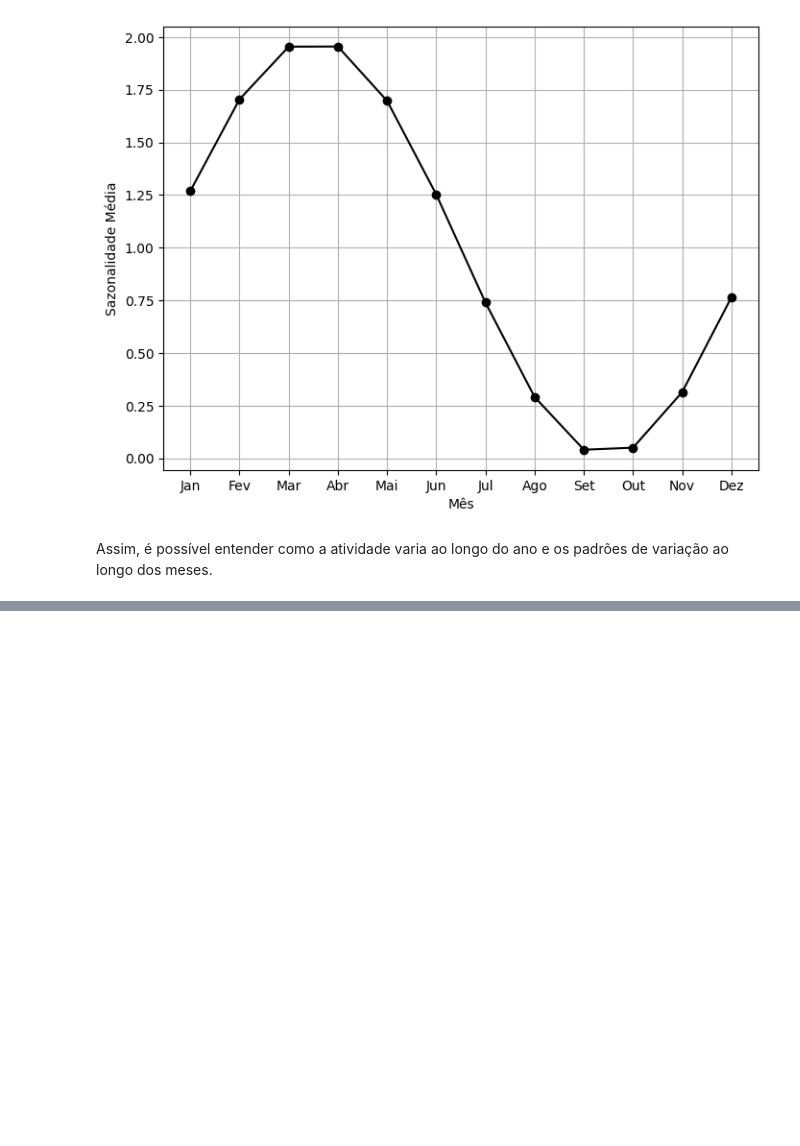
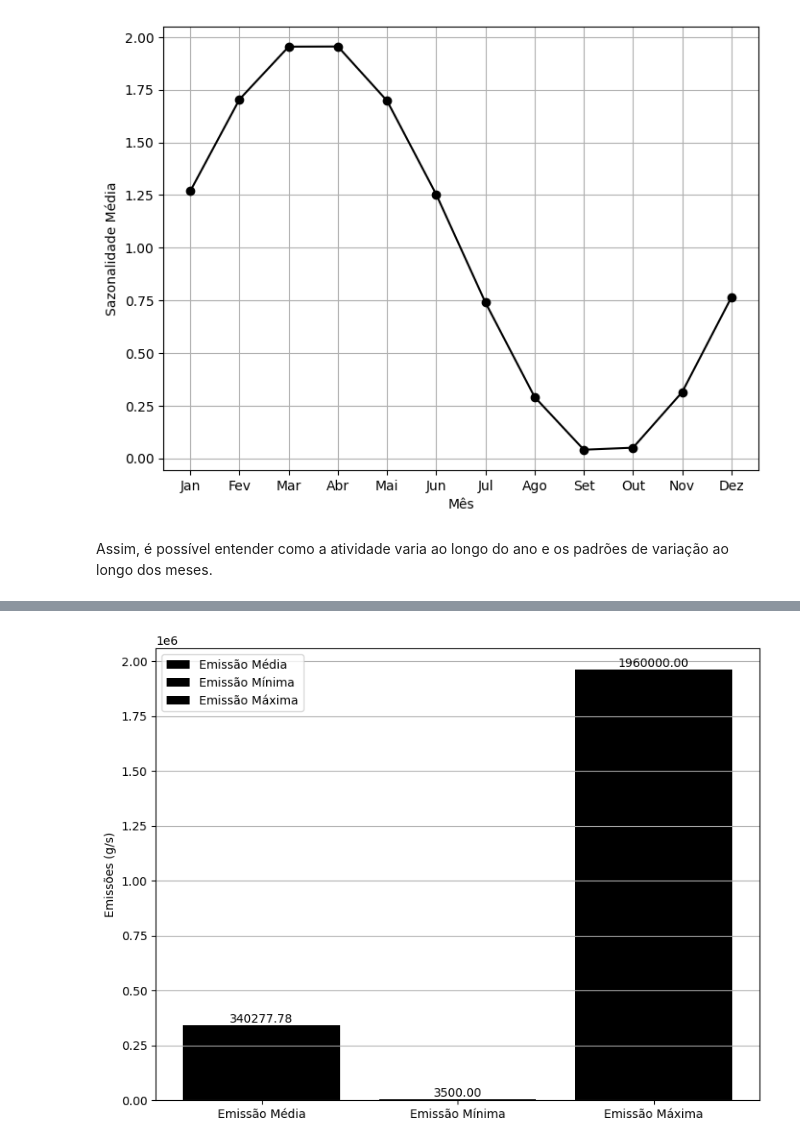
Before and after one commit to BarbaraGirardi07/ENS5173_Barbara, a Jupyter notebook: Atividade01_Parte01.ipynb, the cells around one changed output, grey strips where cells are left out. Saved outputs shown, nothing was run; the diff lists cells and outputs as text; code cells hidden in the pictures; blank space fills up the shorter version.

```diff
--- a/Atividade01_Parte01.ipynb
+++ b/Atividade01_Parte01.ipynb
@@ -479,0 +430,19 @@ Emissão máxima: 1960000.0 g/s
+# %%
+plt.figure(figsize=(8, 6))
+
+plt.bar('Emissão Média', emissao_media, color='black', label='Emissão Média') # Barras para emissão média
+plt.text('Emissão Média', emissao_media, f'{emissao_media:.2f}', ha='center', va='bottom')
+
+plt.bar('Emissão Mínima', emissao_minima, color='black', label='Emissão Mínima') # Barras para emissão mínima
+plt.text('Emissão Mínima', emissao_minima, f'{emissao_minima:.2f}', ha='center', va='bottom')
+
+plt.bar('Emissão Máxima', emissao_maxima, color='black', label='Emissão Máxima') # Barras para emissão máxima
+plt.text('Emissão Máxima', emissao_maxima, f'{emissao_maxima:.2f}', ha='center', va='bottom')
+
+plt.ylabel('Emissões (g/s)')
+plt.legend()
+plt.grid(axis='y')
+plt.tight_layout()
+plt.show()
+# %% [output]
+[figure, added]
```
Also changed, not shown: parts of 15 cells of this notebook.
